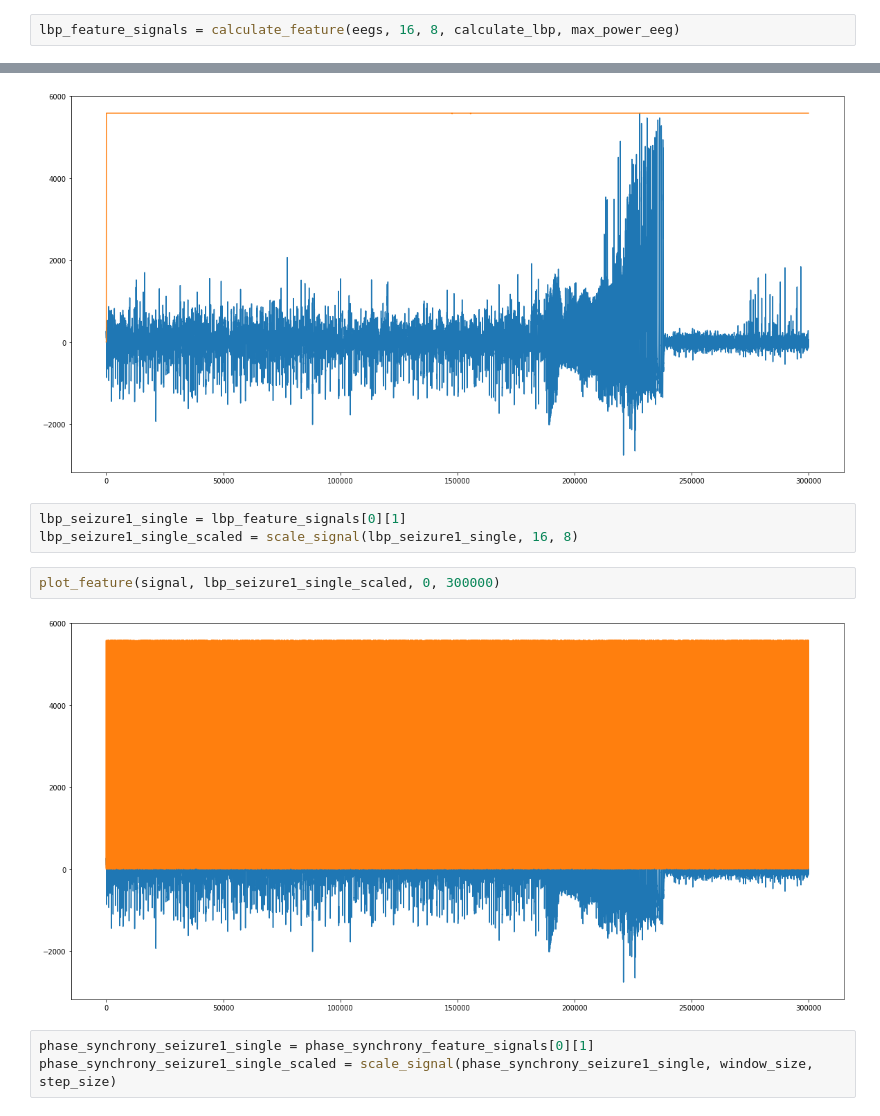
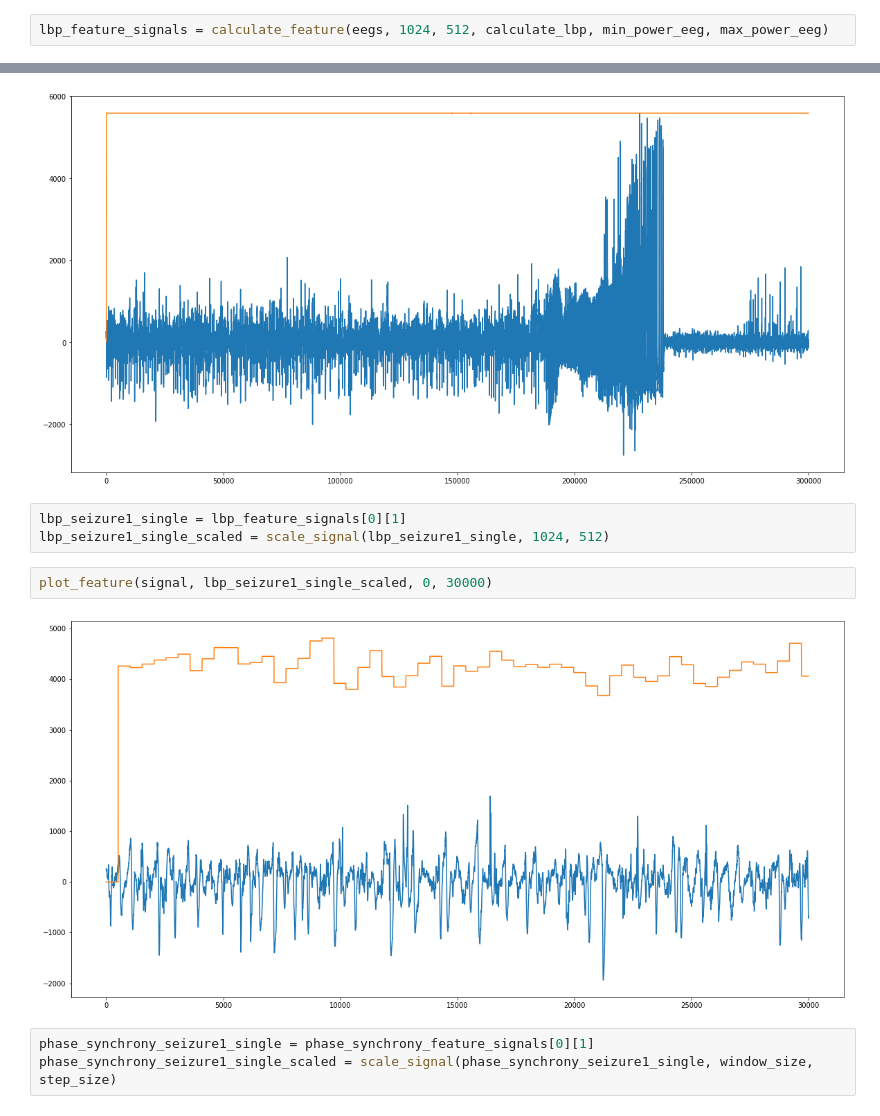
Before and after one commit to sinitame/ieeg-ml-project, a Jupyter notebook: notebooks/Feature_selection_patient_1.ipynb, the cells around one changed output, grey strips where cells are left out. Cells and saved outputs as stored; diff of their text form.

```diff
--- a/notebooks/Feature_selection_patient_1.ipynb
+++ b/notebooks/Feature_selection_patient_1.ipynb
@@ -52,7 +53,7 @@ kurtosis_feature_signals = calculate_feature(eegs, window_size, step_size, calcu
 # %%
 shannon_entropy_feature_signals = calculate_feature(eegs, window_size, step_size, calculate_shannon_entropy, max_power_eeg)
 # %%
-lbp_feature_signals = calculate_feature(eegs, 16, 8, calculate_lbp, max_power_eeg)
+lbp_feature_signals = calculate_feature(eegs, 1024, 512, calculate_lbp, min_power_eeg, max_power_eeg)
 # %%
 phase_synchrony_feature_signals = calculate_feature(eegs, window_size, step_size, calculate_phase_synchrony, max_power_eeg, min_power_eeg)
 # %% [markdown]
@@ -117,11 +122,11 @@ plot_feature(signal, shannon_entropy_seizure1_single_scaled, 0, 300000)
 [figure]
 # %%
 lbp_seizure1_single = lbp_feature_signals[0][1]
-lbp_seizure1_single_scaled = scale_signal(lbp_seizure1_single, 16, 8)
+lbp_seizure1_single_scaled = scale_signal(lbp_seizure1_single, 1024, 512)
 # %%
-plot_feature(signal, lbp_seizure1_single_scaled, 0, 300000)
+plot_feature(signal, lbp_seizure1_single_scaled, 0, 30000)
 # %% [output]
-[figure, old version]
+[figure, new version]
 # %%
 phase_synchrony_seizure1_single = phase_synchrony_feature_signals[0][1]
 phase_synchrony_seizure1_single_scaled = scale_signal(phase_synchrony_seizure1_single, window_size, step_size)
```
Also changed, not shown: parts of 17 cells of this notebook, 3 other files.
